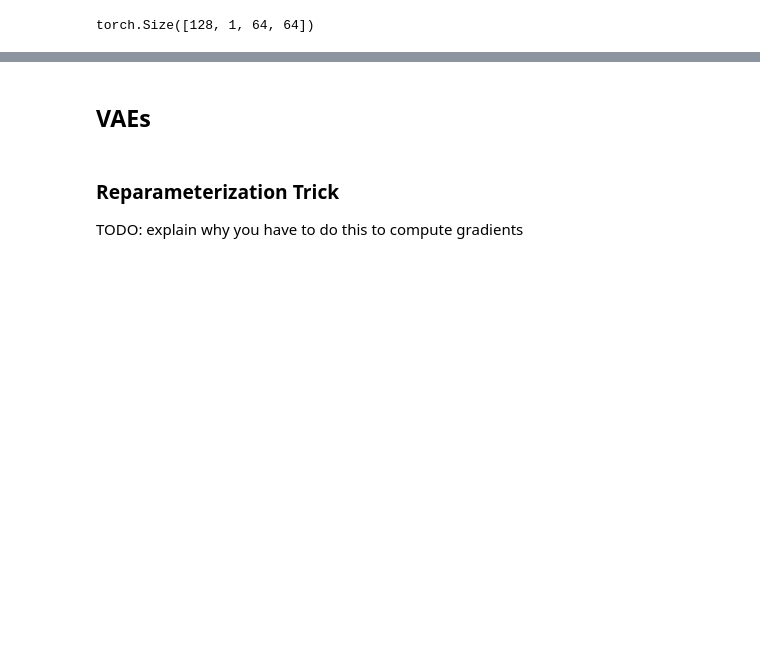
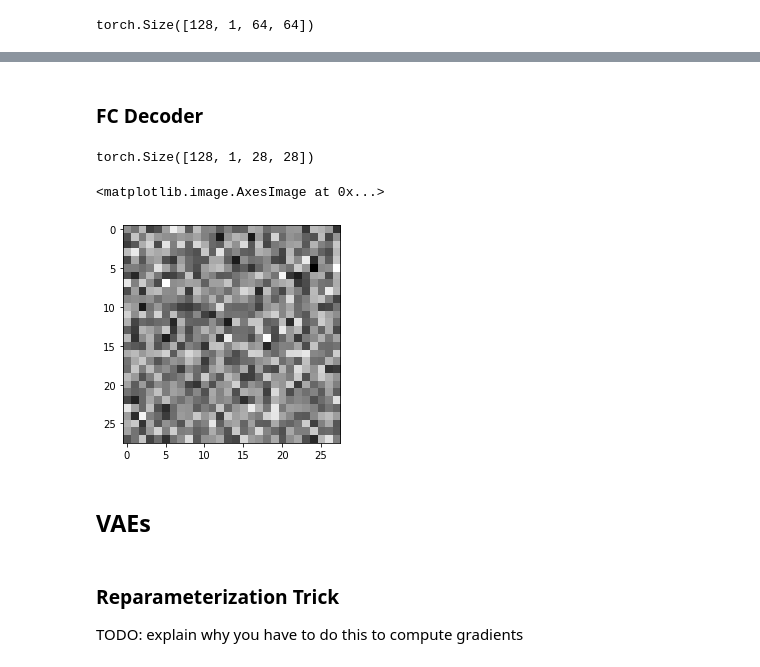
Before and after one commit to oliveradk/cult, a Jupyter notebook: 02a_core.models.ipynb, the cells around one changed output, grey strips where cells are left out. Drawn from its saved outputs; the diff is of its cells as text; code cells hidden in the pictures; blank space fills up the shorter version.

Commit message:
added fc decoder

```diff
--- a/02a_core.models.ipynb
+++ b/02a_core.models.ipynb
@@ -219,3 +246,57 @@ decoder = Decoder(max_envs=0, latents=latents)
 rec_img = decoder(z, None)
 # %%
 assert rec_img.shape == torch.Size([batch_size, 1, 64, 64])
+# %% [markdown]
+### FC Decoder
+# %%
+#export
+class FCDecoder(nn.Module):
+    def __init__(self, latents: int, max_envs=0):
+        super().__init__()
+        self.max_envs = max_envs
+        self.latents = latents
+        self.linear1 = nn.Linear(latents + max_envs, 50)
+        self.linear2 = nn.Linear(50, 784)
+        self.relu = nn.ReLU()
+        self.sigmoid = nn.Sigmoid()
+
+    def forward(self, z, s=None):
+        """
+        Decode the latent and environmental variables
+
+        Args:
+            z (Tensor): latent variables
+            s (Tesnor): one-hot encoded environmental variable (not sure how this works...)
+
+        Returns:
+            Means for (batchsize, widgt, height) Bernoulli's (which can be interpreted as the reconstructed image)
+        """
+        batch_size = z.shape[0]
+        if s is not None:
+            s = s.expand(batch_size, -1)
+            z = torch.cat((z, s), dim=1)
+        x = self.relu(self.linear1(z))
+        x = self.linear2(x)
+        out = self.sigmoid(x)
+        out = out.reshape(-1, 1, 28, 28)
+        return out
+# %%
+mu, sigma, final = fc_encoder(mnist_batch)
+env_inf = EnvironmentInference(max_environmnets=max_environments, input_dim=50)
+env_dist = env_inf(final)
+env_idx = env_dist_to_one_hot(env_dist, max_environments=max_environments)
+z = mu
+s = env_idx
+# %%
+fc_decoder = FCDecoder(max_environments, latents)
+# %%
+rec_img = fc_decoder(z, s)
+# %%
+rec_img.shape
+# %% [output]
+torch.Size([128, 1, 28, 28])
+# %%
+plt.imshow(rec_img[0].detach().numpy().squeeze(), cmap='gray')
+# %% [output]
+<matplotlib.image.AxesImage at 0x...>
+[figure, added]
```
Also changed, not shown: parts of 40 cells of this notebook, 2 other files.
